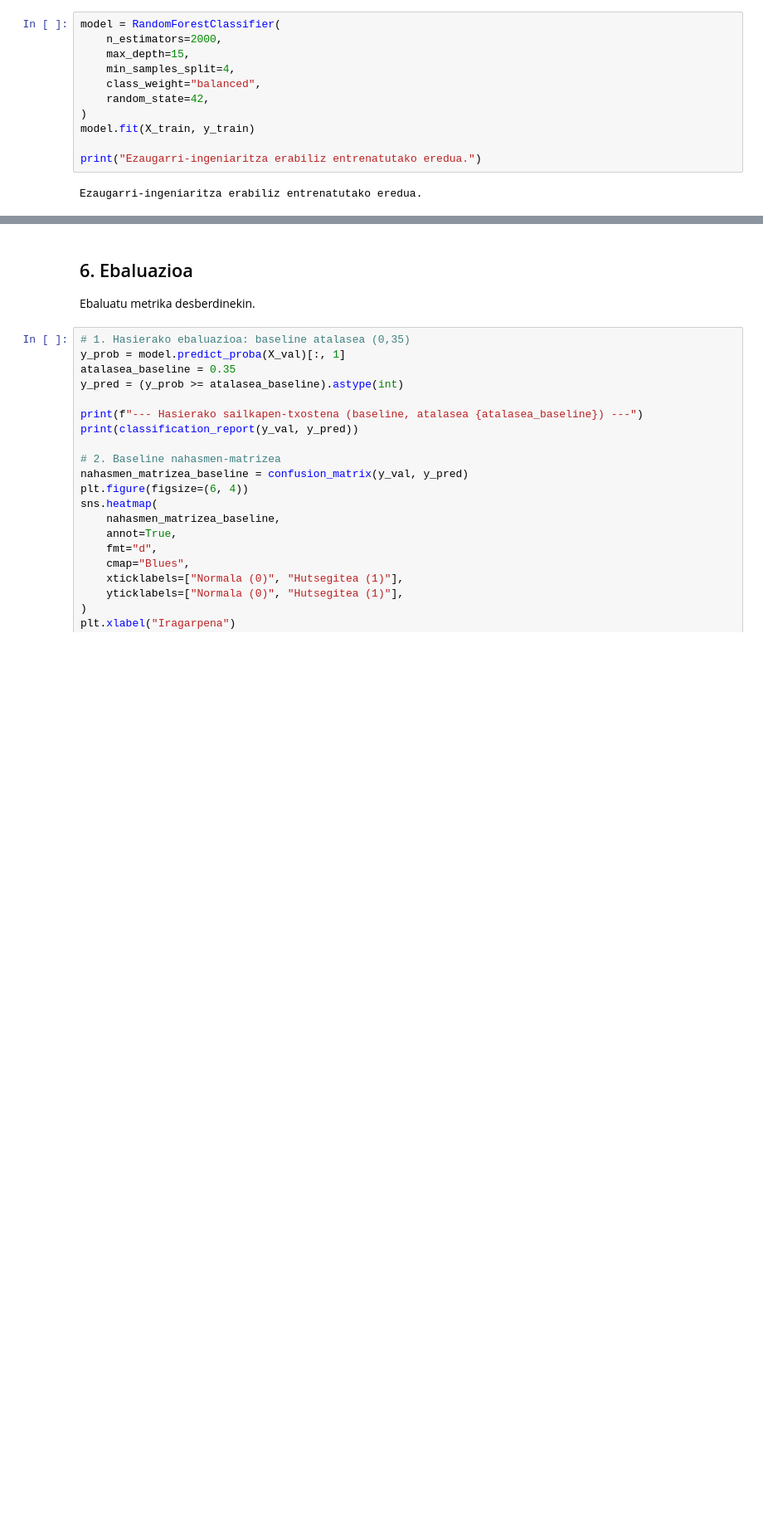
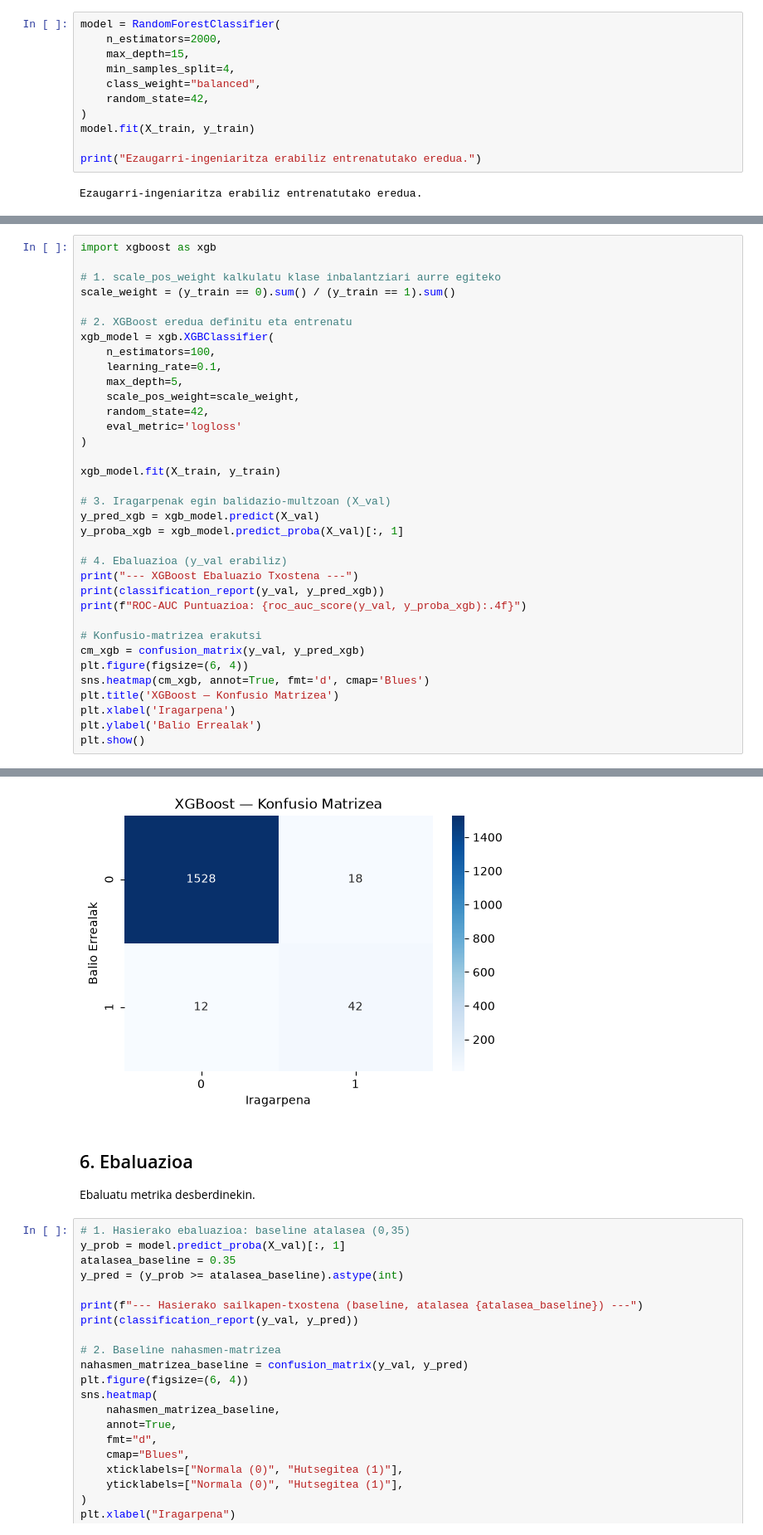
Before and after one commit to AABD-Ethazi-2627/T3-erronka1, a Jupyter notebook: notebooks/02_training.ipynb, the cells around one changed output, grey strips where cells are left out. Shown at 83% size. Cells and saved outputs as stored; diff of their text form; blank space fills up the shorter version.

Commit message:
xgboost modeloaren entrenamendua emaitzak ikusteko

```diff
--- a/notebooks/02_training.ipynb
+++ b/notebooks/02_training.ipynb
@@ -323,0 +329,36 @@ Ezaugarri-ingeniaritza erabiliz entrenatutako eredua.
+# %%
+import xgboost as xgb
+
+# 1. scale_pos_weight kalkulatu klase inbalantziari aurre egiteko
+scale_weight = (y_train == 0).sum() / (y_train == 1).sum()
+
+# 2. XGBoost eredua definitu eta entrenatu
+xgb_model = xgb.XGBClassifier(
+    n_estimators=100,
+    learning_rate=0.1,
+    max_depth=5,
+    scale_pos_weight=scale_weight,
+    random_state=42,
+    eval_metric='logloss'
+)
+
+xgb_model.fit(X_train, y_train)
+
+# 3. Iragarpenak egin balidazio-multzoan (X_val)
+y_pred_xgb = xgb_model.predict(X_val)
+y_proba_xgb = xgb_model.predict_proba(X_val)[:, 1]
+
+# 4. Ebaluazioa (y_val erabiliz)
+print("--- XGBoost Ebaluazio Txostena ---")
+print(classification_report(y_val, y_pred_xgb))
+print(f"ROC-AUC Puntuazioa: {roc_auc_score(y_val, y_proba_xgb):.4f}")
+
+# Konfusio-matrizea erakutsi
+cm_xgb = confusion_matrix(y_val, y_pred_xgb)
+plt.figure(figsize=(6, 4))
+sns.heatmap(cm_xgb, annot=True, fmt='d', cmap='Blues')
+plt.title('XGBoost — Konfusio Matrizea')
+plt.xlabel('Iragarpena')
+plt.ylabel('Balio Errealak')
+plt.show()
+# %% [output]
@@ -324,3 +376,4 @@ Ezaugarri-ingeniaritza erabiliz entrenatutako eredua.
+[figure, added]
 # %% [markdown]
 ## 6. Ebaluazioa
 
```
Also changed, not shown: parts of 6 cells of this notebook.
